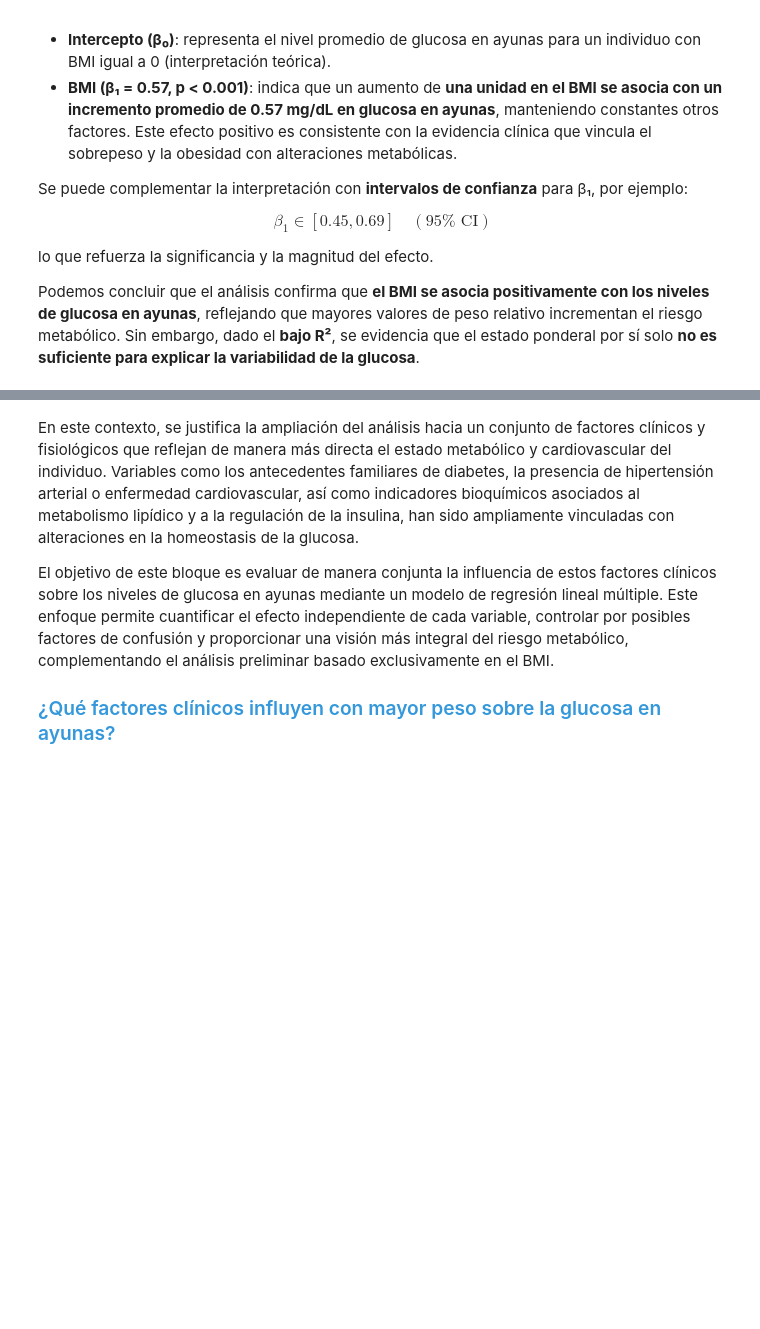
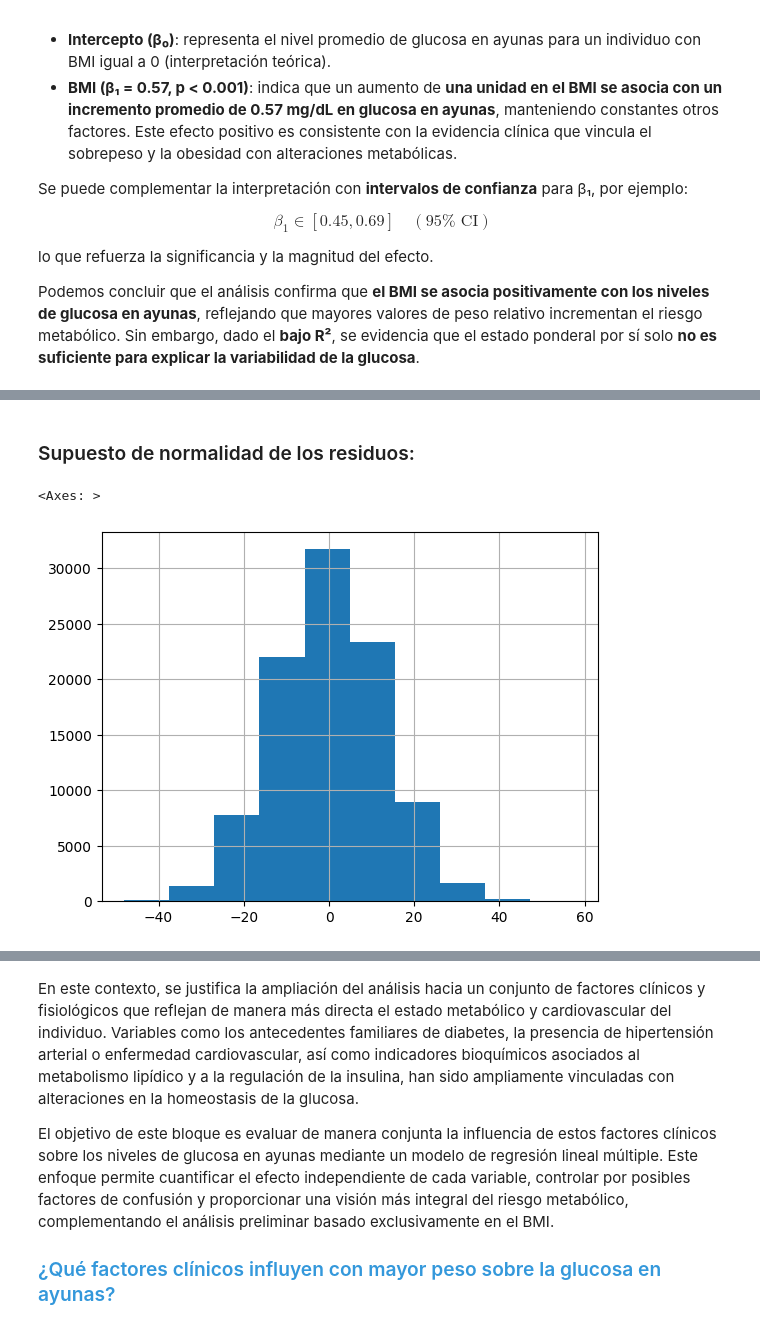
Before and after one commit to Bazan49/Statistical-Analysis-of-Diabetes-Indicators, a Jupyter notebook: Análisis_Regresion_Lineal.ipynb, the cells around one changed output, grey strips where cells are left out. Drawn from its saved outputs; the diff is of its cells as text; code cells hidden in the pictures; blank space fills up the shorter version.

```diff
--- a/Análisis_Regresion_Lineal.ipynb
+++ b/Análisis_Regresion_Lineal.ipynb
@@ -100,0 +132,7 @@ Podemos concluir que el análisis confirma que **el BMI se asocia positivamente
+# %% [markdown]
+### Supuesto de normalidad de los residuos:
+# %%
+residuals.hist()
+# %% [output]
+<Axes: >
+[figure, added]
```
Also changed, not shown: parts of 19 cells of this notebook.
